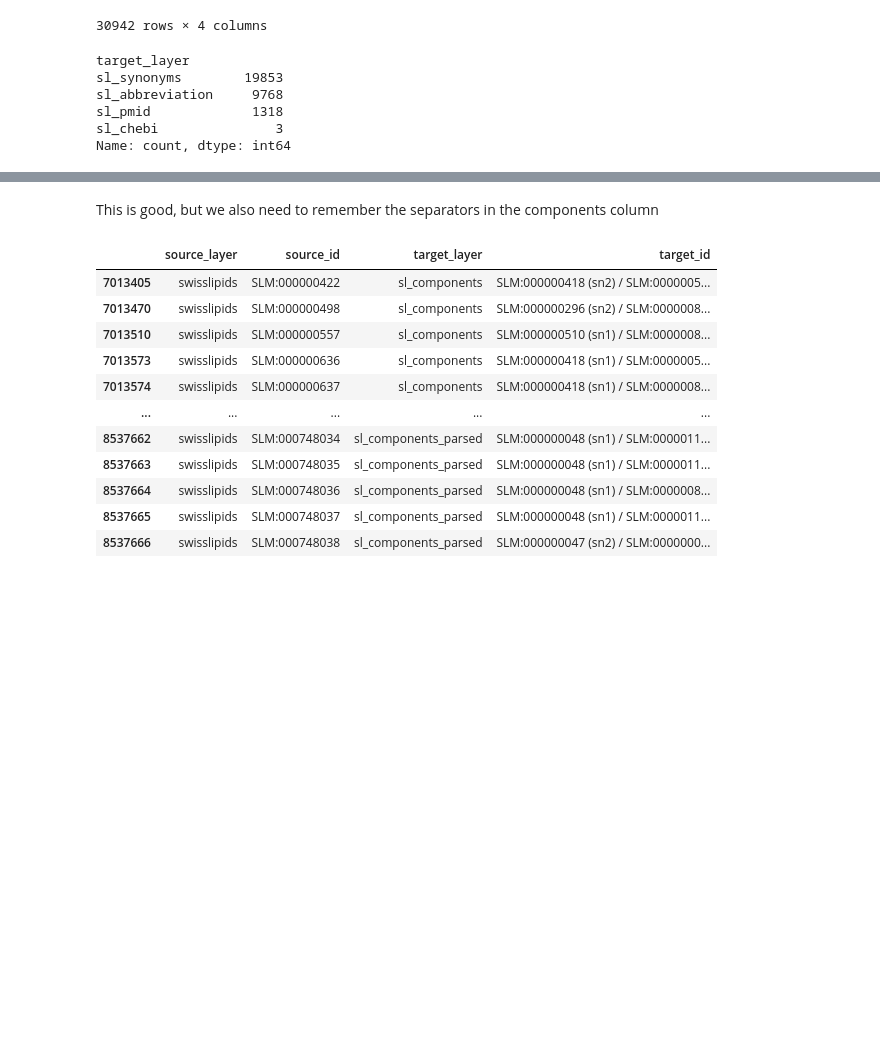
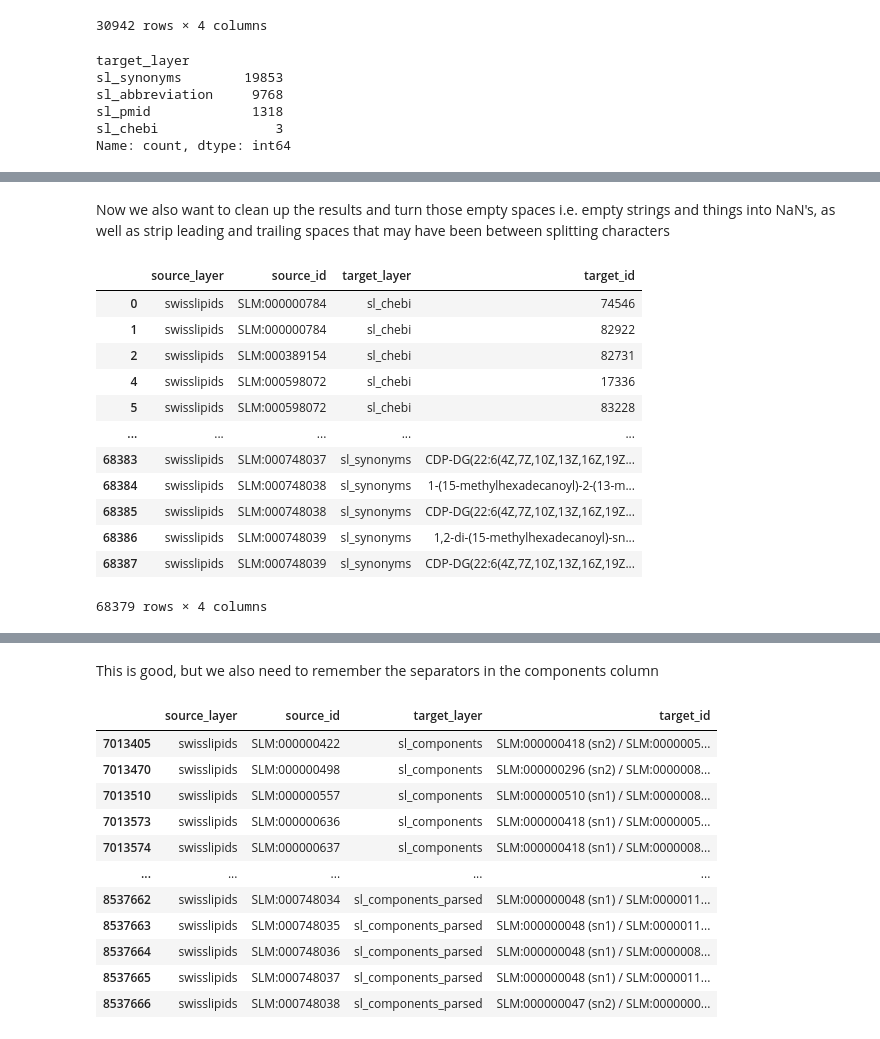
Before and after one commit to saezlab/lipinet, a Jupyter notebook: docs/build/jupyter_execute/notebooks/parsing_swisslipids.ipynb, the cells around one changed output, grey strips where cells are left out. Cells and saved outputs as stored; diff of their text form; code cells hidden in the pictures; blank space fills up the shorter version.

```diff
--- a/docs/build/jupyter_execute/notebooks/parsing_swisslipids.ipynb
+++ b/docs/build/jupyter_execute/notebooks/parsing_swisslipids.ipynb
@@ -376,0 +432,19 @@ edges_with_multilinks_split
+# %% [markdown]
+Now we also want to clean up the results and turn those empty spaces i.e. empty strings and things into NaN's, as well as strip leading and trailing spaces that may have been between splitting characters
+# %%
+edges_with_multilinks_split = clean_missing_strings(edges_with_multilinks_split)
+edges_with_multilinks_split
+# %% [output]
+|  | source_layer | source_id | target_layer | target_id |
+| 0 | swisslipids | SLM:000000784 | sl_chebi | 74546 |
+| 1 | swisslipids | SLM:000000784 | sl_chebi | 82922 |
+| 2 | swisslipids | SLM:000389154 | sl_chebi | 82731 |
+| 4 | swisslipids | SLM:000598072 | sl_chebi | 17336 |
+| 5 | swisslipids | SLM:000598072 | sl_chebi | 83228 |
+| ... | ... | ... | ... | ... |
+| 68383 | swisslipids | SLM:000748037 | sl_synonyms | CDP-DG(22:6(4Z,7Z,10Z,13Z,16Z,19Z... |
+| 68384 | swisslipids | SLM:000748038 | sl_synonyms | 1-(15-methylhexadecanoyl)-2-(13-m... |
+| 68385 | swisslipids | SLM:000748038 | sl_synonyms | CDP-DG(22:6(4Z,7Z,10Z,13Z,16Z,19Z... |
+| 68386 | swisslipids | SLM:000748039 | sl_synonyms | 1,2-di-(15-methylhexadecanoyl)-sn... |
+| 68387 | swisslipids | SLM:000748039 | sl_synonyms | CDP-DG(22:6(4Z,7Z,10Z,13Z,16Z,19Z... |
+68379 rows × 4 columns
```
Also changed, not shown: parts of 39 cells of this notebook.
